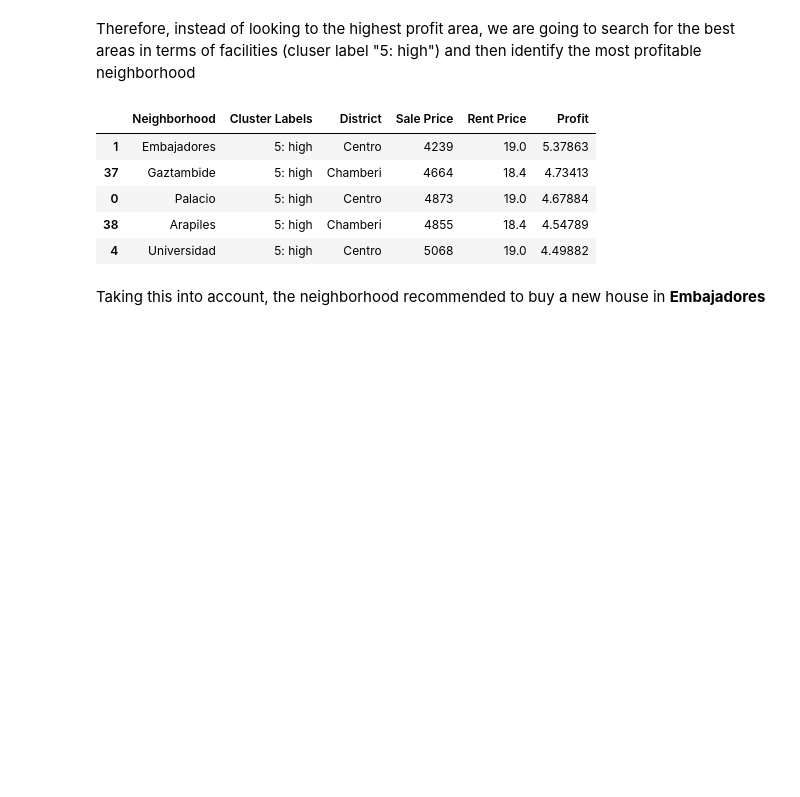
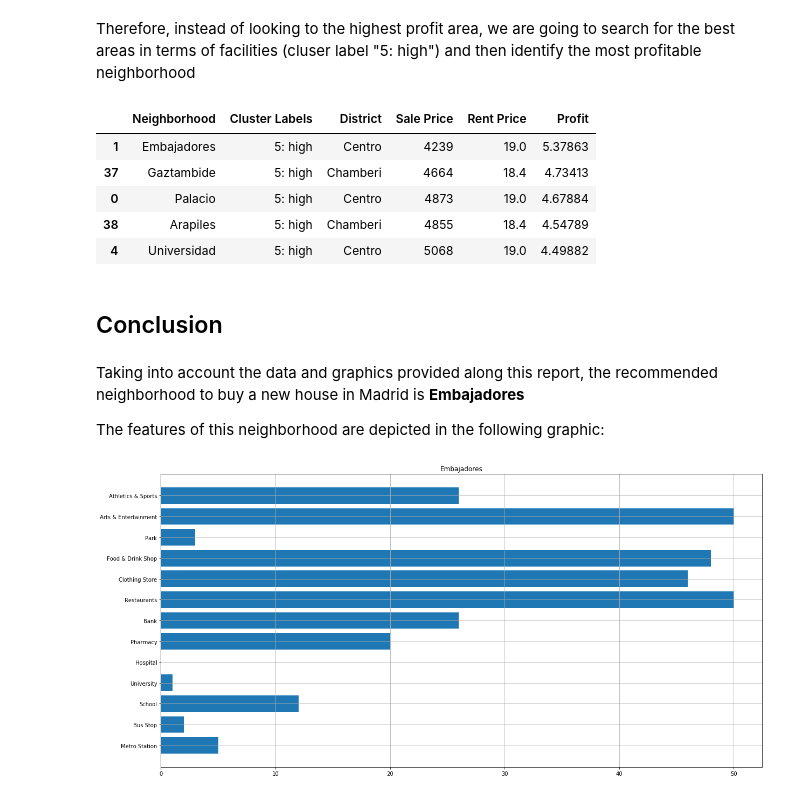
Before and after one commit to coke456/Coursera_Capstone, a Jupyter notebook: MadridNeighborhoods.ipynb, the cells around one changed output. Drawn from its saved outputs; the diff is of its cells as text; code cells hidden in the pictures; blank space fills up the shorter version.

```diff
--- a/MadridNeighborhoods.ipynb
+++ b/MadridNeighborhoods.ipynb
@@ -584,5 +567,20 @@ madrid_summary_df[madrid_summary_df['Cluster Labels'] == '5: high'].sort_values(
 | 0 | Palacio | 5: high | Centro | 4873 | 19.0 | 4.67884 |
 | 38 | Arapiles | 5: high | Chamberi | 4855 | 18.4 | 4.54789 |
 | 4 | Universidad | 5: high | Centro | 5068 | 19.0 | 4.49882 |
+# %% [markdown]
+## Conclusion
 # %% [markdown]
-Taking this into account, the neighborhood recommended to buy a new house in __Embajadores__
+Taking into account the data and graphics provided along this report, the recommended neighborhood to buy a new house in Madrid is __Embajadores__
+
+The features of this neighborhood are depicted in the following graphic:
+# %%
+embajadores_df=madrid_grouped_clustering[madrid_grouped_clustering['Neighborhood']=='Embajadores']
+embajadores_df=embajadores_df.T.reset_index()
+
+plt.figure(figsize=(20,10))
+plt.barh(embajadores_df.iloc[2:len(embajadores_df)-7,0],embajadores_df.iloc[2:len(embajadores_df)-7,1])
+plt.title('Embajadores')
+plt.grid()
+plt.show()
+# %% [output]
+[figure, added]
```
Also changed, not shown: parts of 7 cells of this notebook.
